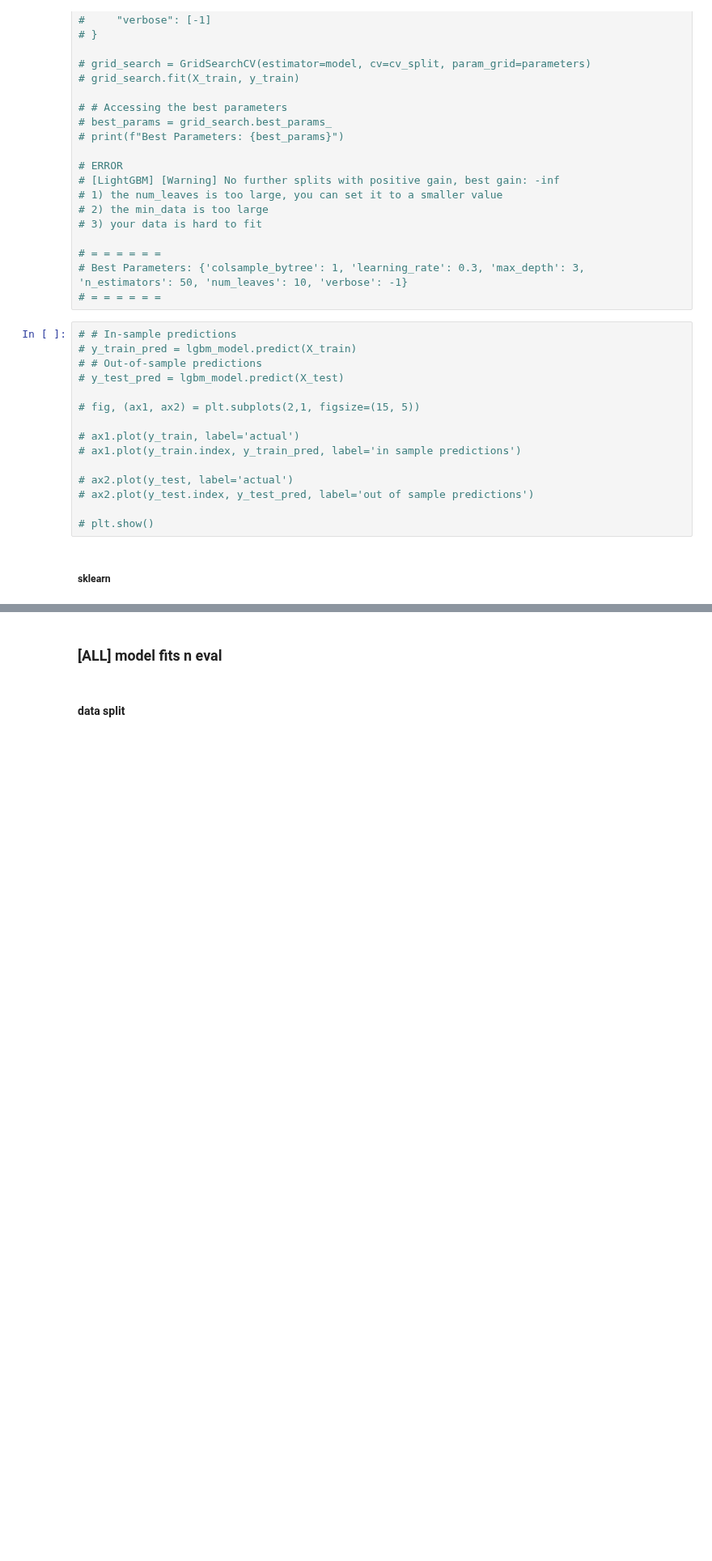
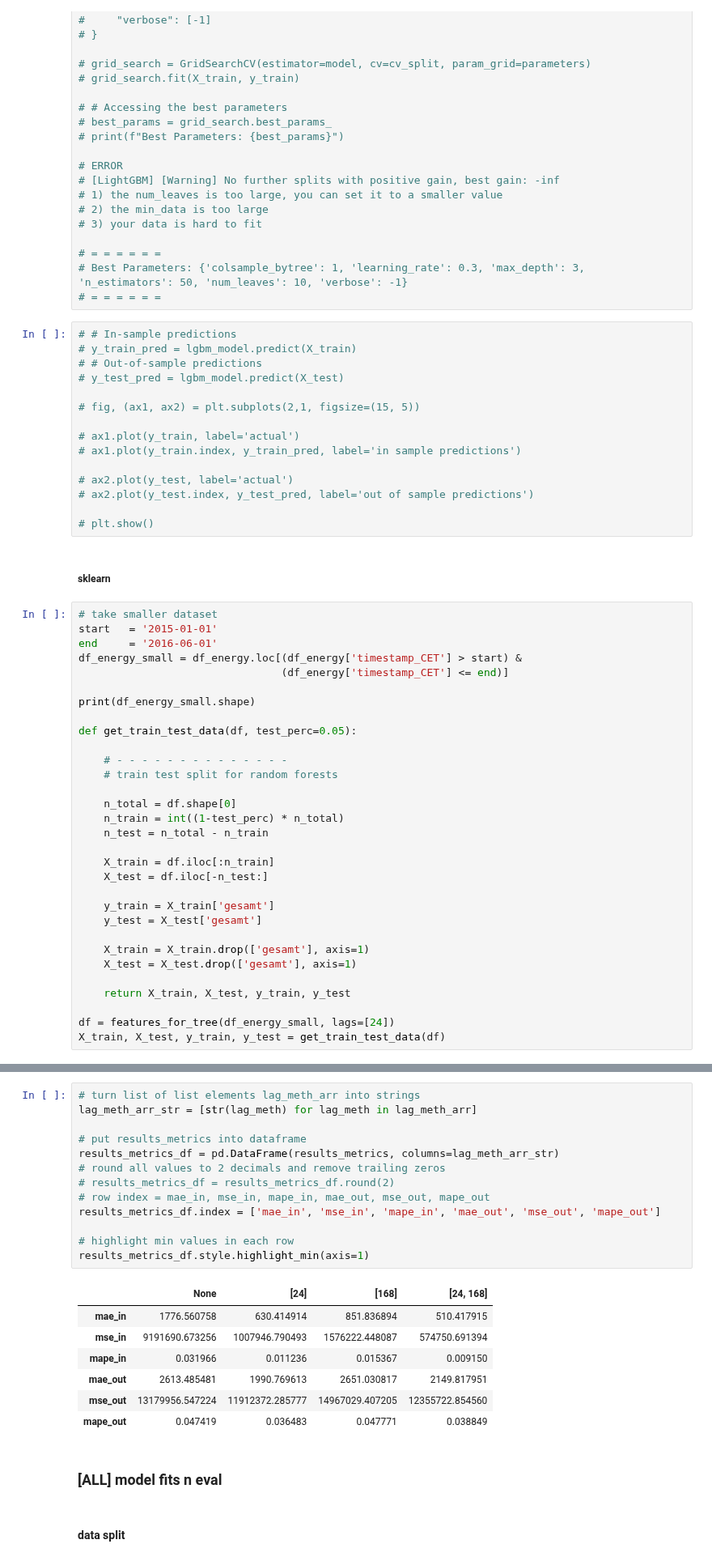
Before and after one commit to hikotei/2023_11-PTSFC, a Jupyter notebook: Energy/2023_12_21 lin reg dummy, xgboost, lightgbm.ipynb, the cells around one changed output, grey strips where cells are left out. Shown at 81% size. Drawn from its saved outputs; the diff is of its cells as text; blank space fills up the shorter version.

```diff
--- a/Energy/2023_12_21 lin reg dummy, xgboost, lightgbm.ipynb
+++ b/Energy/2023_12_21 lin reg dummy, xgboost, lightgbm.ipynb
@@ -534,3 +617,34 @@ plt.show()
 # plt.show()
 # %% [markdown]
 ##### sklearn
+# %%
+# take smaller dataset
+start   = '2015-01-01'
+end     = '2016-06-01'
+df_energy_small = df_energy.loc[(df_energy['timestamp_CET'] > start) &
+                                (df_energy['timestamp_CET'] <= end)]
+
+print(df_energy_small.shape)
+
+def get_train_test_data(df, test_perc=0.05):
+
+    # - - - - - - - - - - - - - -
+    # train test split for random forests
+
+    n_total = df.shape[0]
+    n_train = int((1-test_perc) * n_total)
+    n_test = n_total - n_train
+
+    X_train = df.iloc[:n_train]
+    X_test = df.iloc[-n_test:]
+
+    y_train = X_train['gesamt']
+    y_test = X_test['gesamt']
+
+    X_train = X_train.drop(['gesamt'], axis=1)
+    X_test = X_test.drop(['gesamt'], axis=1)
+
+    return X_train, X_test, y_train, y_test
+
+df = features_for_tree(df_energy_small, lags=[24])
+X_train, X_test, y_train, y_test = get_train_test_data(df)
@@ -579,3 +793,24 @@ print(f"Best Parameters: {best_params}")
+# %%
+# turn list of list elements lag_meth_arr into strings
+lag_meth_arr_str = [str(lag_meth) for lag_meth in lag_meth_arr]
+
+# put results_metrics into dataframe
+results_metrics_df = pd.DataFrame(results_metrics, columns=lag_meth_arr_str)
+# round all values to 2 decimals and remove trailing zeros
+# results_metrics_df = results_metrics_df.round(2)
+# row index = mae_in, mse_in, mape_in, mae_out, mse_out, mape_out
+results_metrics_df.index = ['mae_in', 'mse_in', 'mape_in', 'mae_out', 'mse_out', 'mape_out']
+
+# highlight min values in each row
+results_metrics_df.style.highlight_min(axis=1)
+# %% [output]
+|  | None | [24] | [168] | [24, 168] |
+| mae_in | 1776.560758 | 630.414914 | 851.836894 | 510.417915 |
+| mse_in | 9191690.673256 | 1007946.790493 | 1576222.448087 | 574750.691394 |
+| mape_in | 0.031966 | 0.011236 | 0.015367 | 0.009150 |
+| mae_out | 2613.485481 | 1990.769613 | 2651.030817 | 2149.817951 |
+| mse_out | 13179956.547224 | 11912372.285777 | 14967029.407205 | 12355722.854560 |
+| mape_out | 0.047419 | 0.036483 | 0.047771 | 0.038849 |
 # %% [markdown]
 ### [ALL] model fits n eval
 # %% [markdown]
```
Also changed, not shown: parts of 10 cells of this notebook, 2 other files.
